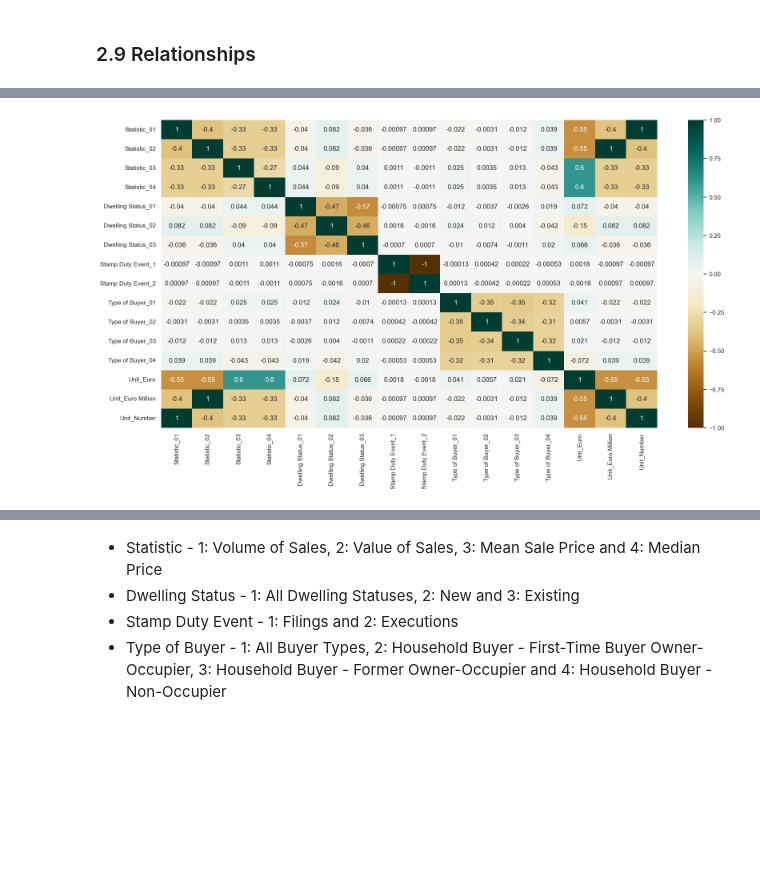
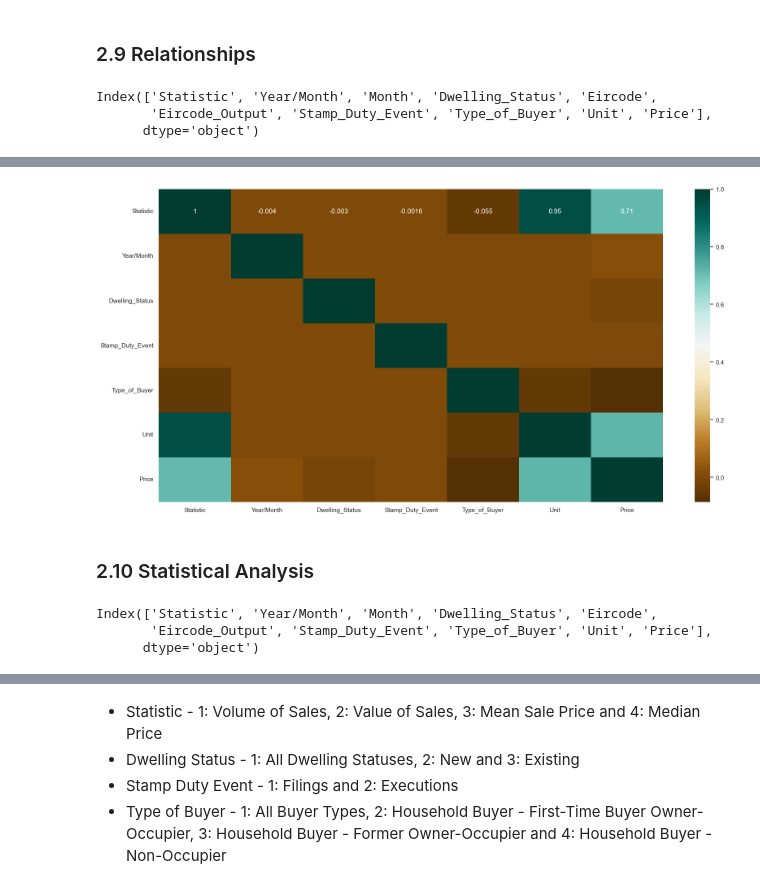
Before and after one commit to CristhianMacedo2024104/Machine-Learning, a Jupyter notebook: CristhianMacedo_MLearningHDip_CA1.ipynb, the cells around one changed output, grey strips where cells are left out. Drawn from its saved outputs; the diff is of its cells as text; code cells hidden in the pictures; blank space fills up the shorter version.

```diff
--- a/CristhianMacedo_MLearningHDip_CA1.ipynb
+++ b/CristhianMacedo_MLearningHDip_CA1.ipynb
@@ -171,0 +194,2 @@ df.head(2)
+# %%
+df['UNIT'] = encoder.fit_transform(df[['UNIT']])
@@ -194,7 +240,7 @@ df.head()
 - Stamp Duty Event - 1: Filings and 2: Executions
 - Type of Buyer - 1: All Buyer Types, 2: Household Buyer - First-Time Buyer Owner-Occupier, 3: Household Buyer - Former Owner-Occupier and 4: Household Buyer - Non-Occupier
 # %%
-df = df.rename(columns= {'STATISTIC': 'Statistic', 'TLIST(M1)': 'Year/Month', 'C03346V04033': 'Dwelling Status', 'C03349V04063': 'Eircode', 'C03341V04028': 'Stamp Duty Event', 'C03344V04031': 'Type of Buyer', 'UNIT': 'Unit', 'VALUE': 'Price'})
+df = df.rename(columns= {'STATISTIC': 'Statistic', 'TLIST(M1)': 'Year/Month', 'C03346V04033': 'Dwelling_Status', 'C03349V04063': 'Eircode', 'Eircode Output': 'Eircode_Output', 'C03341V04028': 'Stamp_Duty_Event', 'C03344V04031': 'Type_of_Buyer', 'UNIT': 'Unit', 'VALUE': 'Price'})
 # %%
 df.head()
 # %% [output]
@@ -209,2 +252,0 @@ df.head()
-# %%
-df = pd.get_dummies(df, columns=["Statistic", "Dwelling Status", "Stamp Duty Event", "Type of Buyer", "Unit"])
@@ -239,2 +253,6 @@ Index(['Year/Month', 'Month', 'Eircode', 'Eircode Output', 'Price',
 # %% [markdown]
 ### 2.5 Handling Missing Values
+# %%
+missing_value_formats = ["n.a.", "?", "NA", "n/a", "na", "--", "-", "?", "UnKnown", "Unknown", "Na", "Nan"]
+df.replace(missing_value_formats, np.nan, inplace = True)
+df = df.dropna(axis = 0)
@@ -323,9 +331,13 @@ df.head(2)
 # %% [markdown]
 ### 2.9 Relationships
 # %%
-# df.columns
+df.columns
+# %% [output]
+Index(['Statistic', 'Year/Month', 'Month', 'Dwelling_Status', 'Eircode',
+       'Eircode_Output', 'Stamp_Duty_Event', 'Type_of_Buyer', 'Unit', 'Price'],
+      dtype='object')
 # %%
-df_numeric = df.select_dtypes(include = ['bool'])
+df_numeric = df.select_dtypes(include = ['number'])
 
 plt.figure(figsize = (20, 10))
 correlation_matrix = df_numeric.corr()
@@ -353 +356,9 @@ correlation_matrix
-[figure, old version]
+[figure, new version]
+# %% [markdown]
+### 2.10 Statistical Analysis
+# %%
+df.columns
+# %% [output]
+Index(['Statistic', 'Year/Month', 'Month', 'Dwelling_Status', 'Eircode',
+       'Eircode_Output', 'Stamp_Duty_Event', 'Type_of_Buyer', 'Unit', 'Price'],
+      dtype='object')
```
Also changed, not shown: parts of 84 cells of this notebook.
